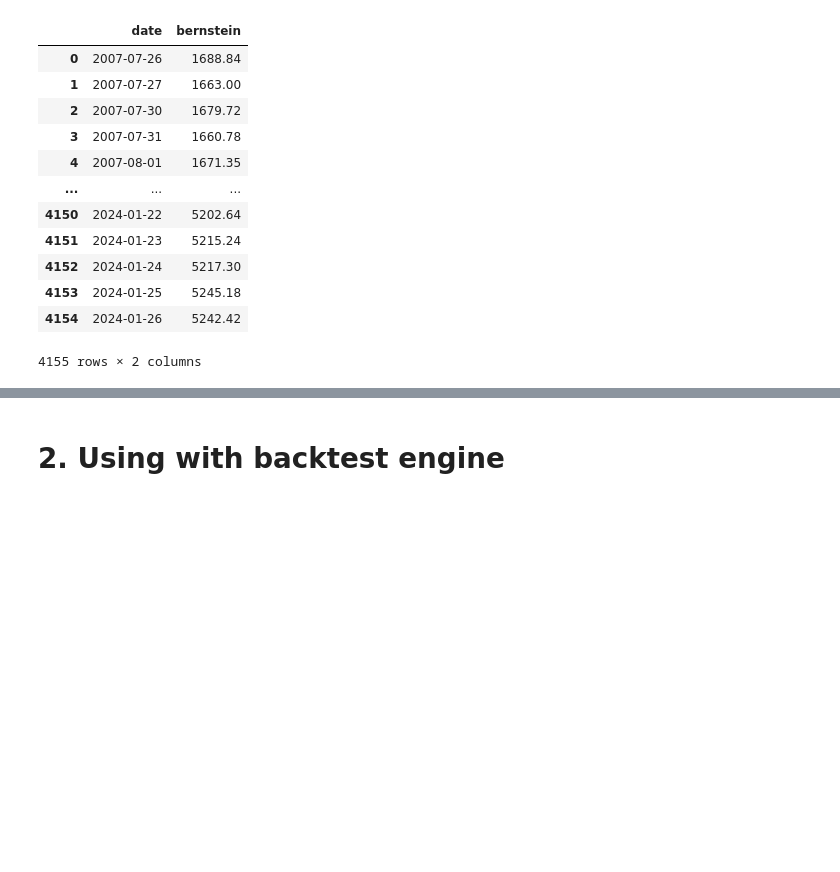
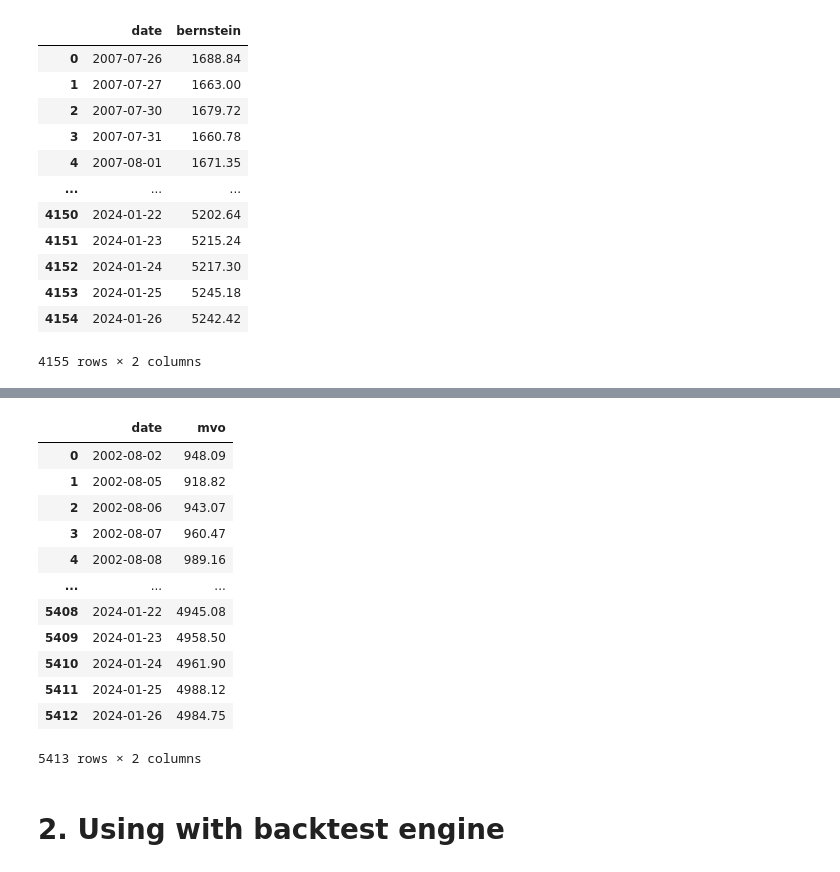
Before and after one commit to NUSFintechQuant/AY2324S1-Modern-Portfolio-Theory, a Jupyter notebook: portfolio/portfolio_demo.ipynb, the cells around one changed output, grey strips where cells are left out. Drawn from its saved outputs; the diff is of its cells as text; code cells hidden in the pictures; blank space fills up the shorter version.

```diff
--- a/portfolio/portfolio_demo.ipynb
+++ b/portfolio/portfolio_demo.ipynb
@@ -85,3 +128,20 @@ bernstein_consolidated
+# %%
+mvo_consolidated = MVO.generate_consolidated()
+mvo_consolidated
+# %% [output]
+|  | date | mvo |
+| 0 | 2002-08-02 | 948.09 |
+| 1 | 2002-08-05 | 918.82 |
+| 2 | 2002-08-06 | 943.07 |
+| 3 | 2002-08-07 | 960.47 |
+| 4 | 2002-08-08 | 989.16 |
+| ... | ... | ... |
+| 5408 | 2024-01-22 | 4945.08 |
+| 5409 | 2024-01-23 | 4958.50 |
+| 5410 | 2024-01-24 | 4961.90 |
+| 5411 | 2024-01-25 | 4988.12 |
+| 5412 | 2024-01-26 | 4984.75 |
+5413 rows × 2 columns
 # %% [markdown]
 # 2. Using with backtest engine
 # %%
```
Also changed, not shown: parts of 10 cells of this notebook, 1 other file.
